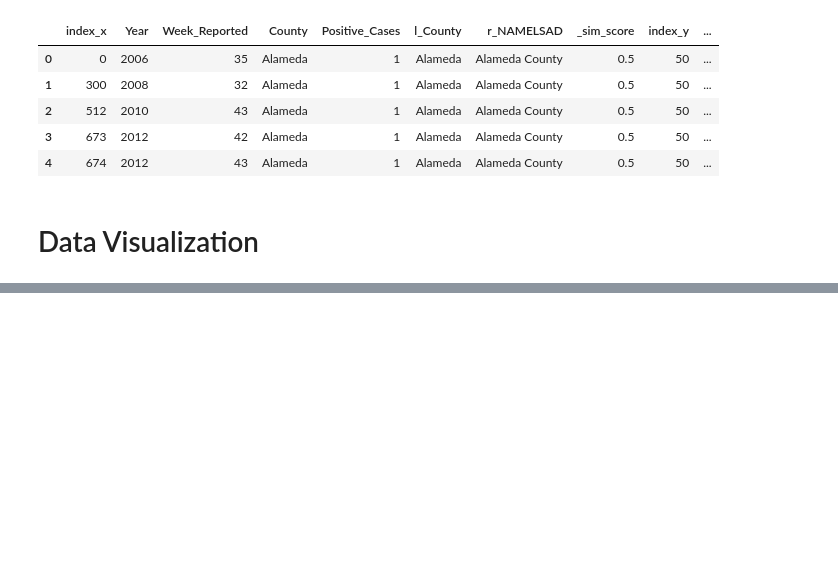
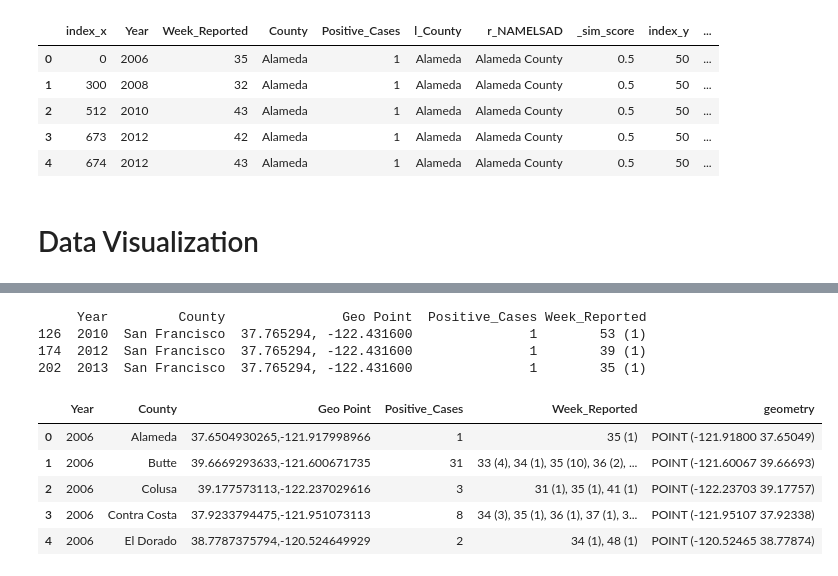
Before and after one commit to raulgiovannymartinez/Data-Visualization-DSE241, a Jupyter notebook: Exercise 7/Folium Python Exploration.ipynb, the cells around one changed output, grey strips where cells are left out. Saved outputs shown, nothing was run; the diff lists cells and outputs as text; code cells hidden in the pictures; blank space fills up the shorter version.

```diff
--- a/Exercise 7/Folium Python Exploration.ipynb
+++ b/Exercise 7/Folium Python Exploration.ipynb
@@ -152,0 +159,6 @@ df_final = pd.read_csv(r'.\data\final_df.csv')
+# %%
+df_final['Week_Reported'] = df_final['Week_Reported'].astype(str)
+df_final['Week_Reported'] = [str(i) + ' (' + str(j) + ')' for i,j in zip(df_final['Week_Reported'], df_final['Positive_Cases'])]
+df_text = df_final.groupby(['Year','County'])['Week_Reported'].apply(', '.join).reset_index()
+
+df_text.head()
@@ -152,0 +201,7 @@ df_final = pd.read_csv(r'.\data\final_df.csv')
+# %%
+print(df_final[df_final.County=='San Francisco'])
+# %% [output]
+     Year         County               Geo Point  Positive_Cases Week_Reported
+126  2010  San Francisco  37.765294, -122.431600               1        53 (1)
+174  2012  San Francisco  37.765294, -122.431600               1        39 (1)
+202  2013  San Francisco  37.765294, -122.431600               1        35 (1)
@@ -152,0 +213,10 @@ df_final = pd.read_csv(r'.\data\final_df.csv')
+# %%
+A_gdf = gpd.GeoDataFrame(df_final,geometry = geom)
+A_gdf.head()
+# %% [output]
+|  | Year | County | Geo Point | Positive_Cases | Week_Reported | geometry |
+| 0 | 2006 | Alameda | 37.6504930265,-121.917998966 | 1 | 35 (1) | POINT (-121.91800 37.65049) |
+| 1 | 2006 | Butte | 39.6669293633,-121.600671735 | 31 | 33 (4), 34 (1), 35 (10), 36 (2), ... | POINT (-121.60067 39.66693) |
+| 2 | 2006 | Colusa | 39.177573113,-122.237029616 | 3 | 31 (1), 35 (1), 41 (1) | POINT (-122.23703 39.17757) |
+| 3 | 2006 | Contra Costa | 37.9233794475,-121.951073113 | 8 | 34 (3), 35 (1), 36 (1), 37 (1), 3... | POINT (-121.95107 37.92338) |
+| 4 | 2006 | El Dorado | 38.7787375794,-120.524649929 | 2 | 34 (1), 48 (1) | POINT (-120.52465 38.77874) |
```
Also changed, not shown: parts of 27 cells of this notebook, 3 other files.
